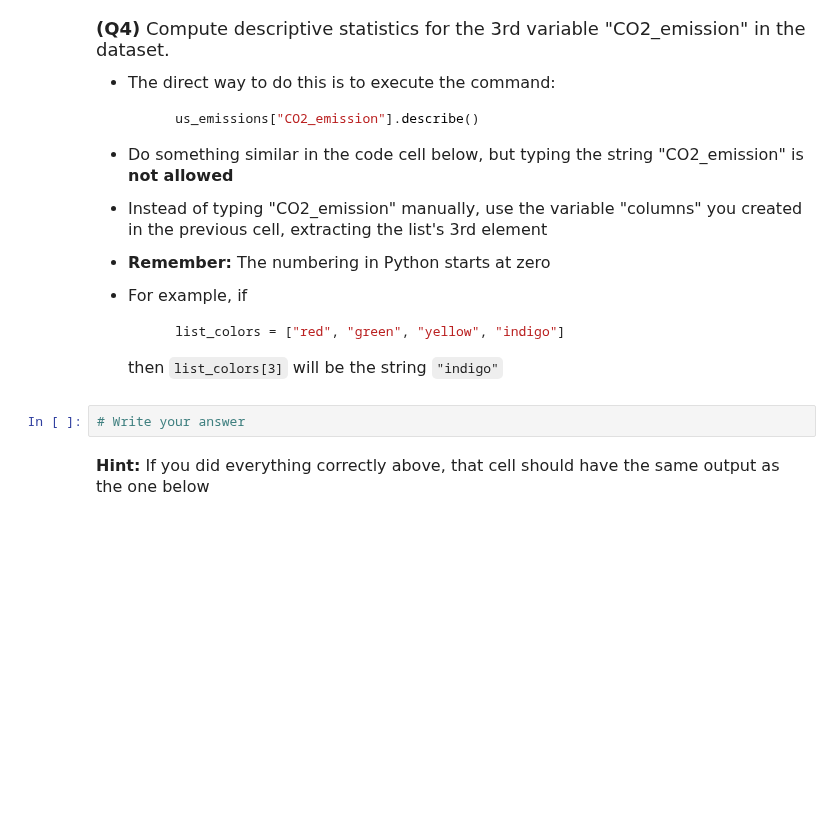
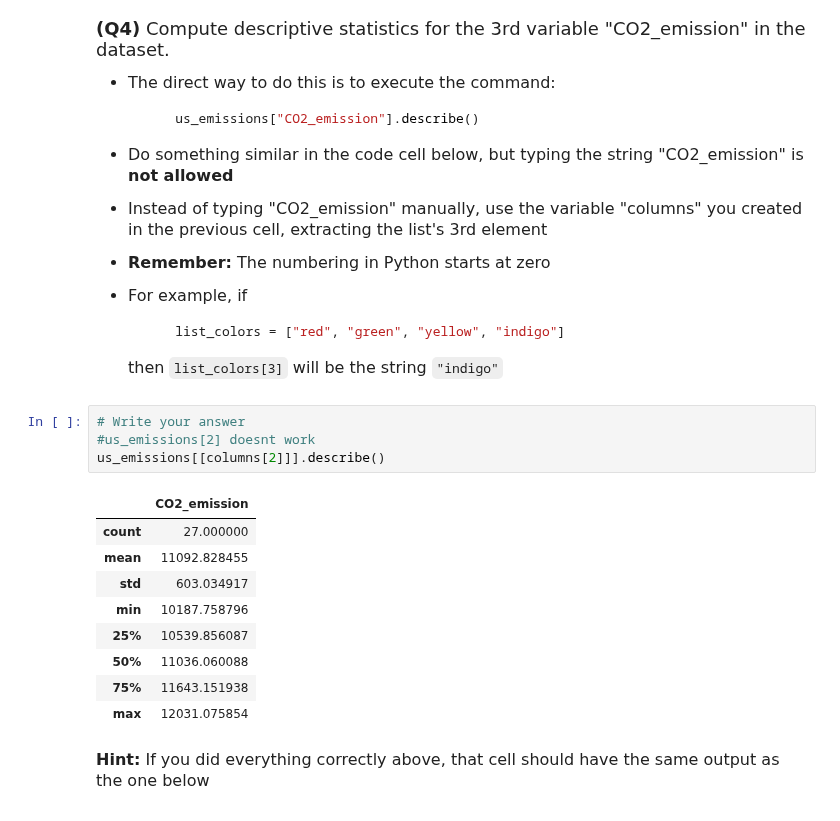
Before and after one commit to lihoimingandy1115-png/datasci185fall2026, a Jupyter notebook: _assignments/assignment_2/Assignment2.ipynb, the cells around one changed output. Cells and saved outputs as stored; diff of their text form; blank space fills up the shorter version.

```diff
--- a/_assignments/assignment_2/Assignment2.ipynb
+++ b/_assignments/assignment_2/Assignment2.ipynb
@@ -74,6 +101,18 @@ Complete the code cells in this Jupyter notebook, and submit the final .ipynb no
     then `list_colors[3]` will be the string `"indigo"`
 # %%
 # Write your answer
+#us_emissions[2] doesnt work
+us_emissions[[columns[2]]].describe()
+# %% [output]
+|  | CO2_emission |
+| count | 27.000000 |
+| mean | 11092.828455 |
+| std | 603.034917 |
+| min | 10187.758796 |
+| 25% | 10539.856087 |
+| 50% | 11036.060088 |
+| 75% | 11643.151938 |
+| max | 12031.075854 |
 # %% [markdown]
 <font size = "3">
 
```
Also changed, not shown: parts of 8 cells of this notebook.
